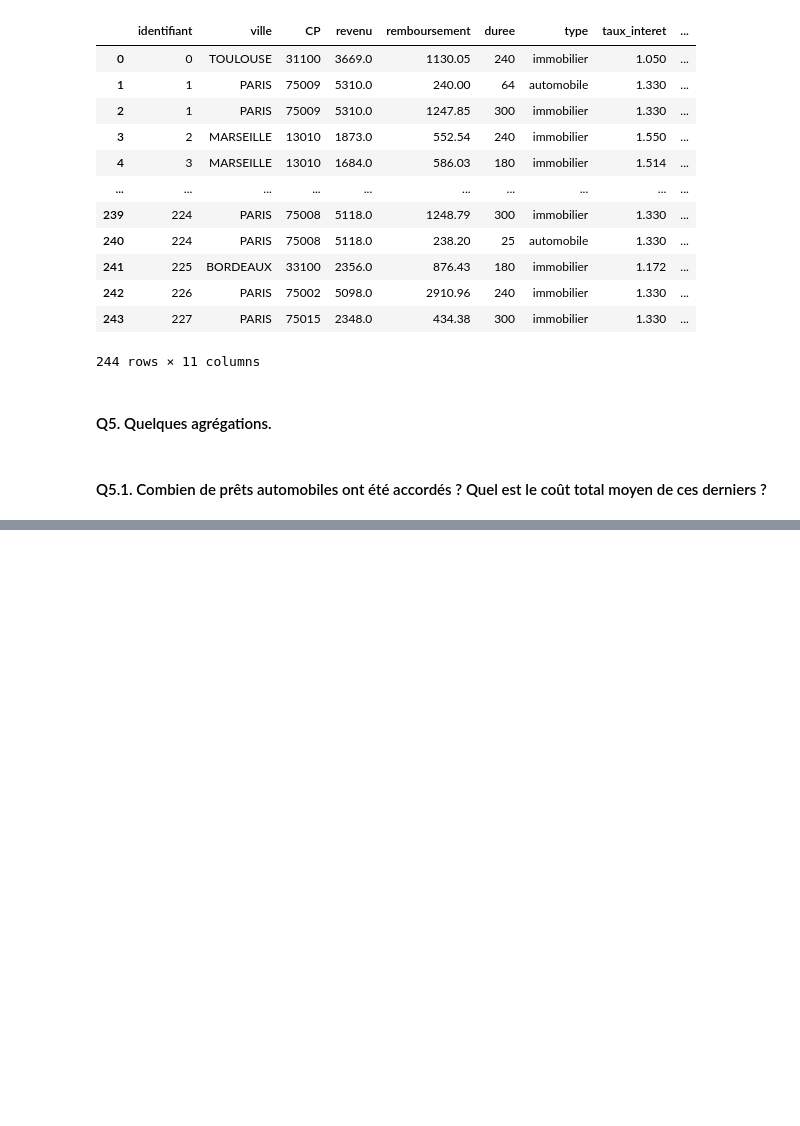
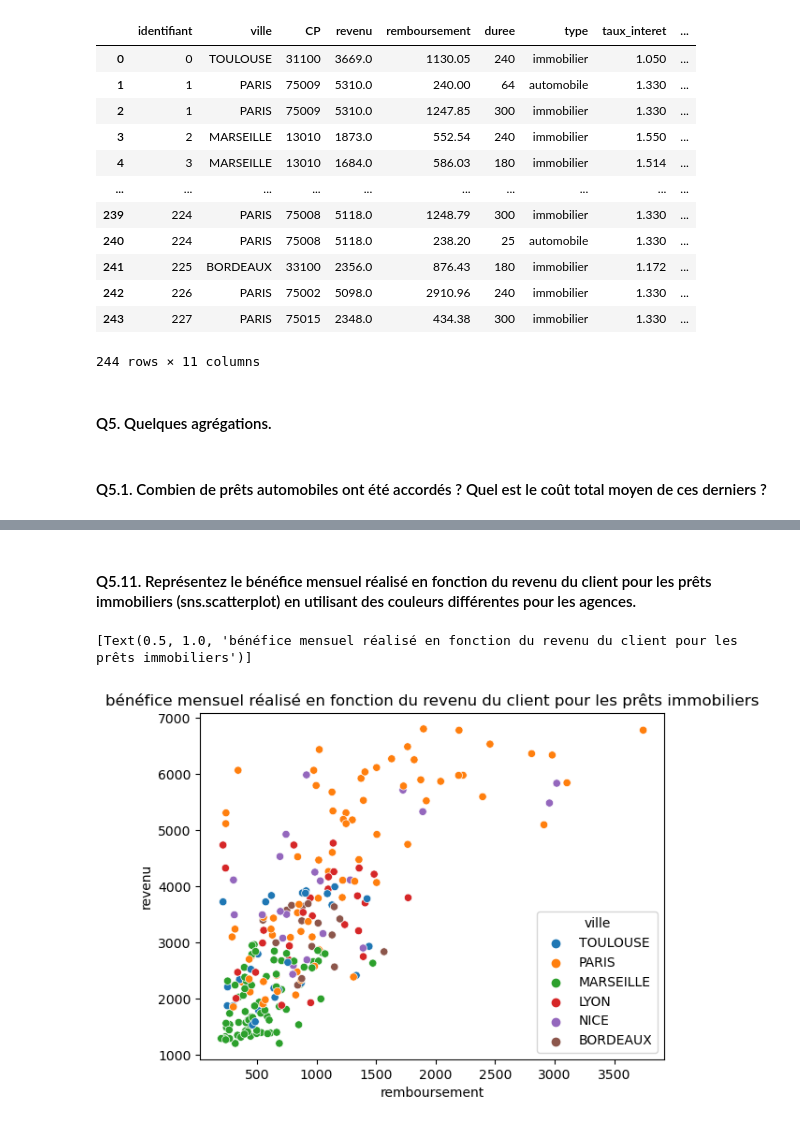
Before and after one commit to AntoineHazebrouck/modelisation-mathematique, a Jupyter notebook: tp3/tp3.ipynb, the cells around one changed output, grey strips where cells are left out. Cells and saved outputs as stored; diff of their text form; code cells hidden in the pictures; blank space fills up the shorter version.

```diff
--- a/tp3/tp3.ipynb
+++ b/tp3/tp3.ipynb
@@ -360,0 +389,7 @@ cout_total_moyen_prets_automobiles = group_by_type.get_group('automobile')['cout
+# %%
+# # prets['risque'] =
+# prets[(prets['taux_endettement'] > 35)]
+
+prets['risque'] = np.where(prets['taux_endettement'] > 35, True, False)
+
+prets
@@ -360,0 +486,9 @@ cout_total_moyen_prets_automobiles = group_by_type.get_group('automobile')['cout
+# %% [markdown]
+#### Q5.11. Représentez le bénéfice mensuel réalisé en fonction du revenu du client pour les prêts immobiliers (sns.scatterplot) en utilisant des couleurs différentes pour les agences.
+# %%
+prets_immobiliers = prets[prets['type'] == 'immobilier']
+
+sns.scatterplot(x=prets['remboursement'], y=prets['revenu'], hue=prets['ville']).set(title='bénéfice mensuel réalisé en fonction du revenu du client pour les prêts immobiliers')
+# %% [output]
+[Text(0.5, 1.0, 'bénéfice mensuel réalisé en fonction du revenu du client pour les prêts immobiliers')]
+[figure, added]
```
Also changed, not shown: parts of 22 cells of this notebook.
